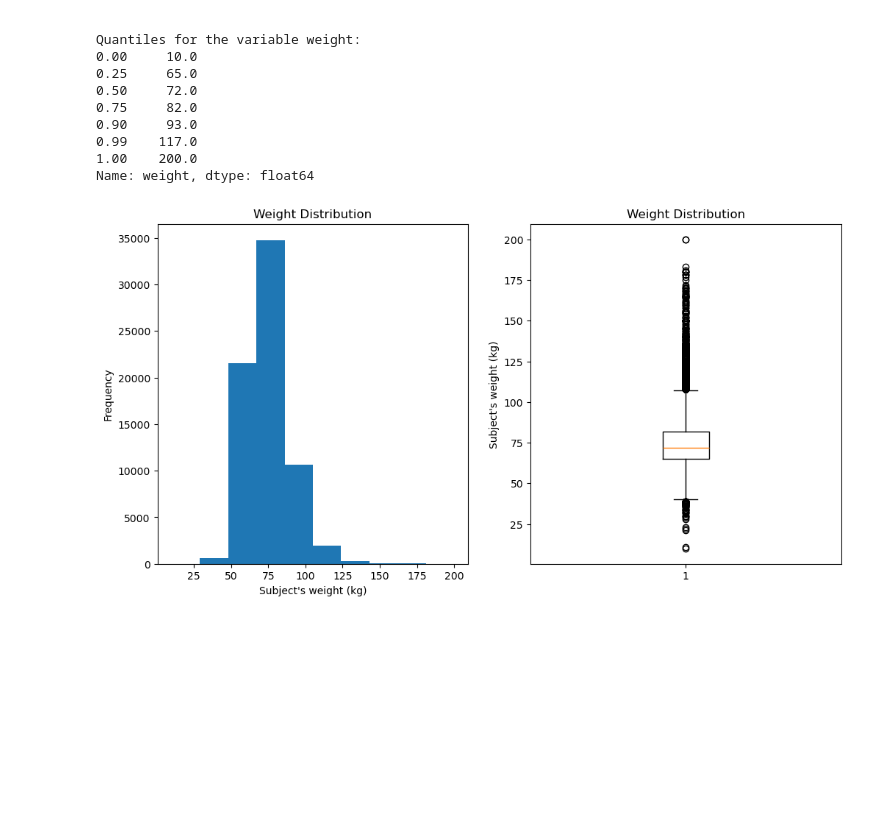
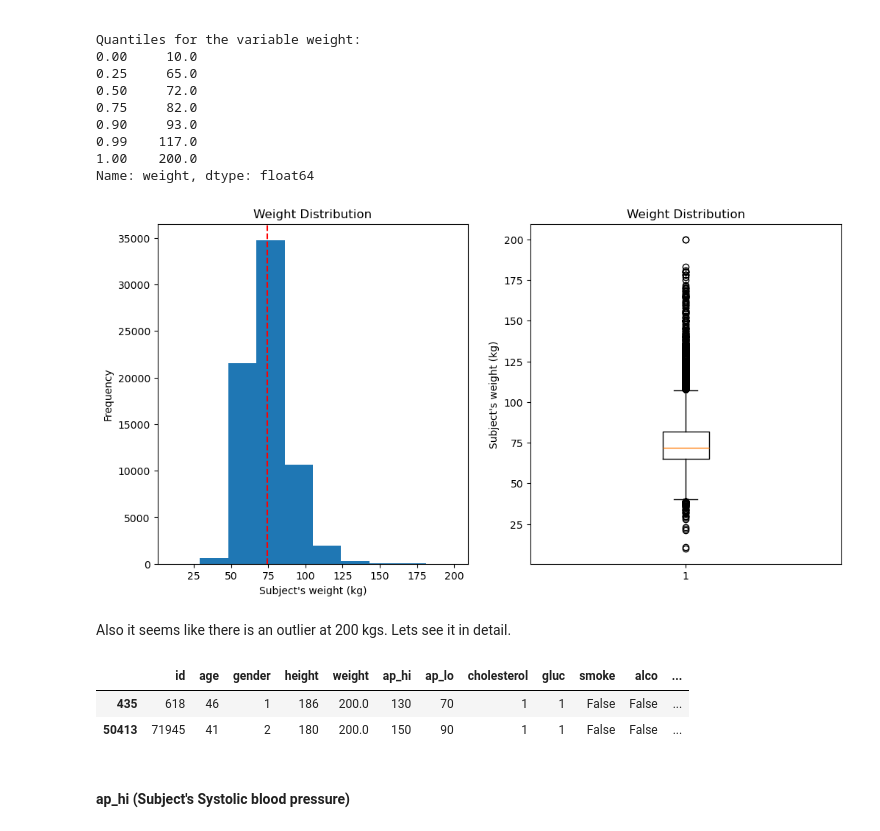
Before and after one commit to AbdullahBera/heart-attack-analysis, a Jupyter notebook: analysis.ipynb, the cells around one changed output. Drawn from its saved outputs; the diff is of its cells as text; code cells hidden in the pictures; blank space fills up the shorter version.

```diff
--- a/analysis.ipynb
+++ b/analysis.ipynb
@@ -389,16 +387,27 @@ Name: weight, dtype: float64
 # %%
 fig, ax = plt.subplots(nrows=1, ncols=2, figsize=(12,6))
 
 ax[0].hist(heart_df["weight"])
+ax[0].axvline(x=heart_df['weight'].mean(), color = 'red', linestyle = '--', linewidth = 1.5)
 ax[0].set_xlabel("Subject's weight (kg)")
 ax[0].set_ylabel("Frequency")
 ax[0].set_title("Weight Distribution")
 
 
 ax[1].boxplot(heart_df['weight'])
 ax[1].set_ylabel("Subject's weight (kg)")
 ax[1].set_title("Weight Distribution")
 
 plt.show()
 # %% [output]
-[figure, old version]
+[figure, new version]
+# %% [markdown]
+Also it seems like there is an outlier at 200 kgs. Lets see it in detail.
+# %%
+heart_df[heart_df['weight'] == 200]
+# %% [output]
+|  | id | age | gender | height | weight | ap_hi | ap_lo | cholesterol | gluc | smoke | alco | ... |
+| 435 | 618 | 46 | 1 | 186 | 200.0 | 130 | 70 | 1 | 1 | False | False | ... |
+| 50413 | 71945 | 41 | 2 | 180 | 200.0 | 150 | 90 | 1 | 1 | False | False | ... |
+# %% [markdown]
+#### ap_hi (Subject's Systolic blood pressure)
```
Also changed, not shown: parts of 23 cells of this notebook.
